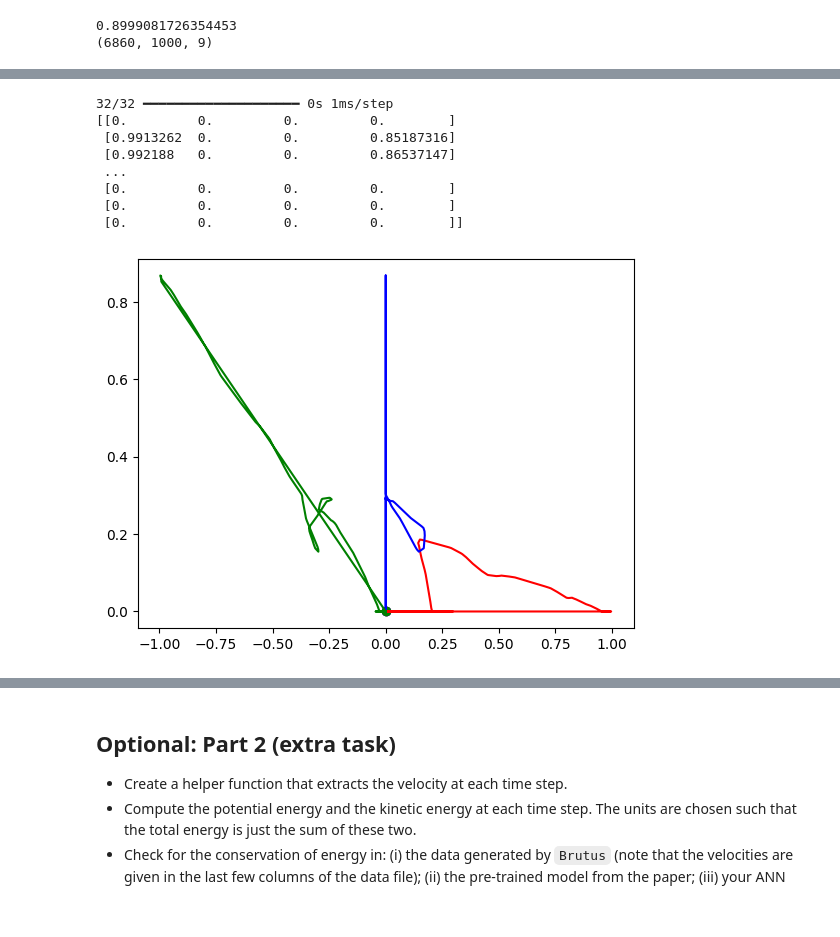
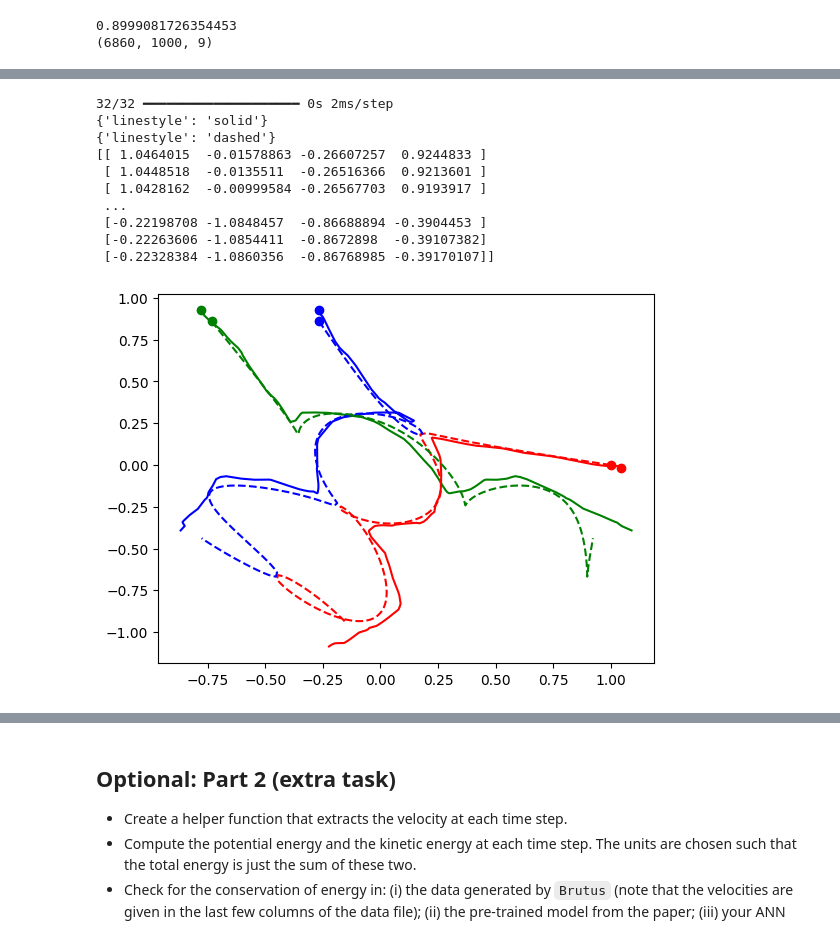
Before and after one commit to stinaper/tif285, a Jupyter notebook: doc/pub/Projects/Project2/TIF285_Project2.ipynb, the cells around one changed output, grey strips where cells are left out. Saved outputs shown, nothing was run; the diff lists cells and outputs as text; code cells hidden in the pictures.

```diff
--- a/doc/pub/Projects/Project2/TIF285_Project2.ipynb
+++ b/doc/pub/Projects/Project2/TIF285_Project2.ipynb
@@ -317,8 +322,8 @@ Y_test = np.array(Y_test).reshape(-1, 4)
 dataset_test = tf.data.Dataset.from_tensor_slices((X_test, Y_test))
 # %%
 # Batch the datasets
-dataset_train = dataset_train.batch(5000)
-dataset_test = dataset_test.batch(5000)
+dataset_train = dataset_train.batch(999*5)
+dataset_test = dataset_test.batch(999*5)
 # %%
 # Create own ANN
 model = tf.keras.models.Sequential([
@@ -328,7 +333,7 @@ model = tf.keras.models.Sequential([
         tf.keras.layers.Dense(64, activation='relu',),
         tf.keras.layers.Dense(64, activation='relu',),
         tf.keras.layers.Dense(64, activation='relu',),
-        tf.keras.layers.Dense(4, activation='relu',)
+        tf.keras.layers.Dense(4, activation='linear',)
     ])
 # %%
 model.summary()
@@ -354,9 +359,10 @@ Model: "sequential_2"
  Non-trainable params: 0 (0.00 B)
 # %%
 model.compile(optimizer= keras.optimizers.Adam(0.001, 0.5, 0.5),
-                loss=keras.losses.MeanAbsoluteError())
+                loss=keras.losses.MeanAbsoluteError(),
+                metrics=['accuracy'])
 # %%
 # Train model
-model.fit(dataset_train, epochs=100, validation_data = dataset_test)
+history = model.fit(dataset_train, epochs=100, validation_data = dataset_test)
 # %% [output]
 Epoch 1/100
@@ -380,16 +392,21 @@ Epoch 100/100
 # %%
 x, y = get_data(0)
 model_y = model.predict(x)
 p1, p2, p3 = get_trajectories(model_y)
-plot_trajectories(p1, p2, p3)
+ax = plot_trajectories(p1, p2, p3, linestyle= 'solid')
+p1, p2, p3 = get_trajectories(y)
+plot_trajectories(p1, p2, p3, ax=ax, linestyle='dashed')
+
 print(model_y)
 # %% [output]
-32/32 ━━━━━━━━━━━━━━━━━━━━ 0s 1ms/step
-[[0.         0.         0.         0.        ]
- [0.9913262  0.         0.         0.85187316]
- [0.992188   0.         0.         0.86537147]
+32/32 ━━━━━━━━━━━━━━━━━━━━ 0s 2ms/step
+{'linestyle': 'solid'}
+{'linestyle': 'dashed'}
+[[ 1.0464015  -0.01578863 -0.26607257  0.9244833 ]
+ [ 1.0448518  -0.0135511  -0.26516366  0.9213601 ]
+ [ 1.0428162  -0.00999584 -0.26567703  0.9193917 ]
  ...
- [0.         0.         0.         0.        ]
- [0.         0.         0.         0.        ]
- [0.         0.         0.         0.        ]]
+ [-0.22198708 -1.0848457  -0.86688894 -0.3904453 ]
+ [-0.22263606 -1.0854411  -0.8672898  -0.39107382]
+ [-0.22328384 -1.0860356  -0.86768985 -0.39170107]]
-[figure, old version]
+[figure, new version]
```
Also changed, not shown: parts of 15 cells of this notebook.
